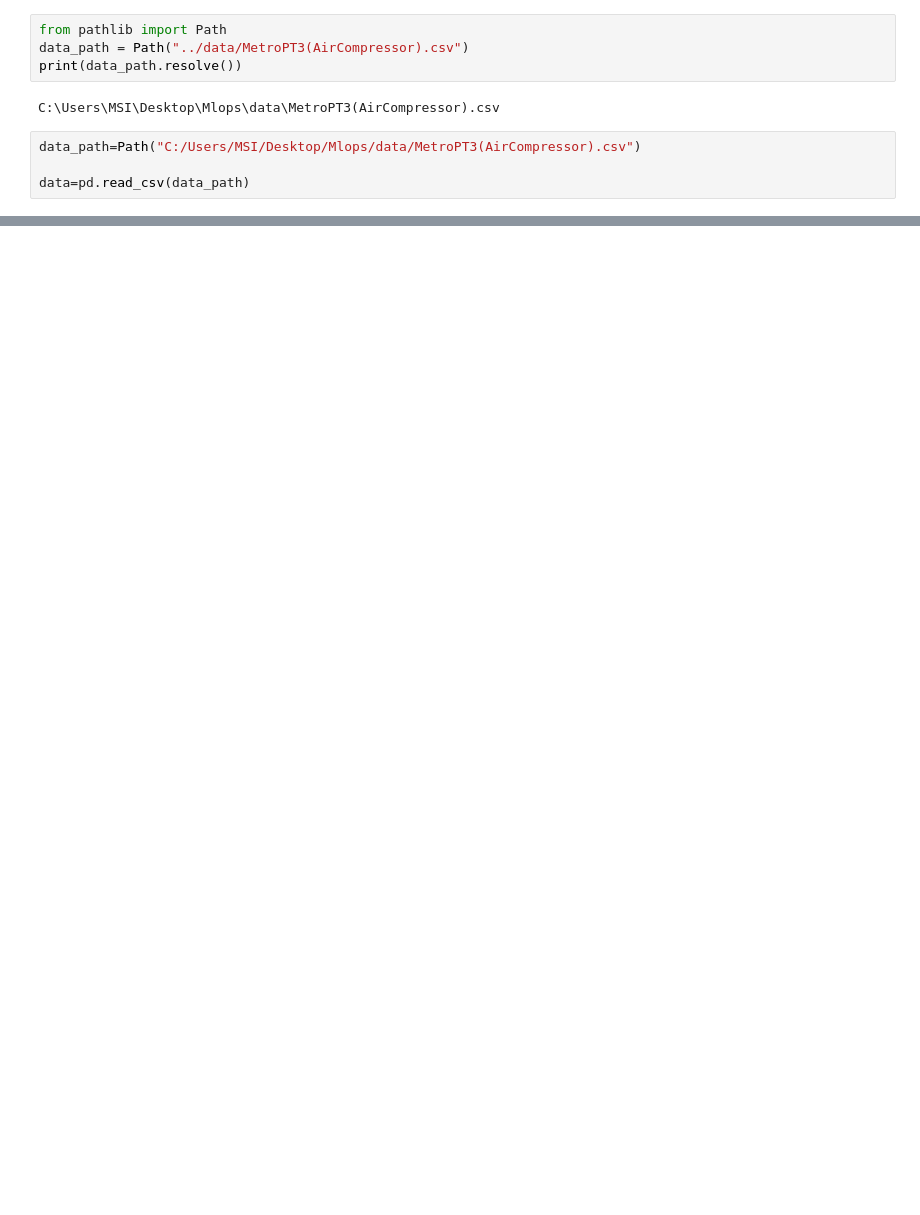
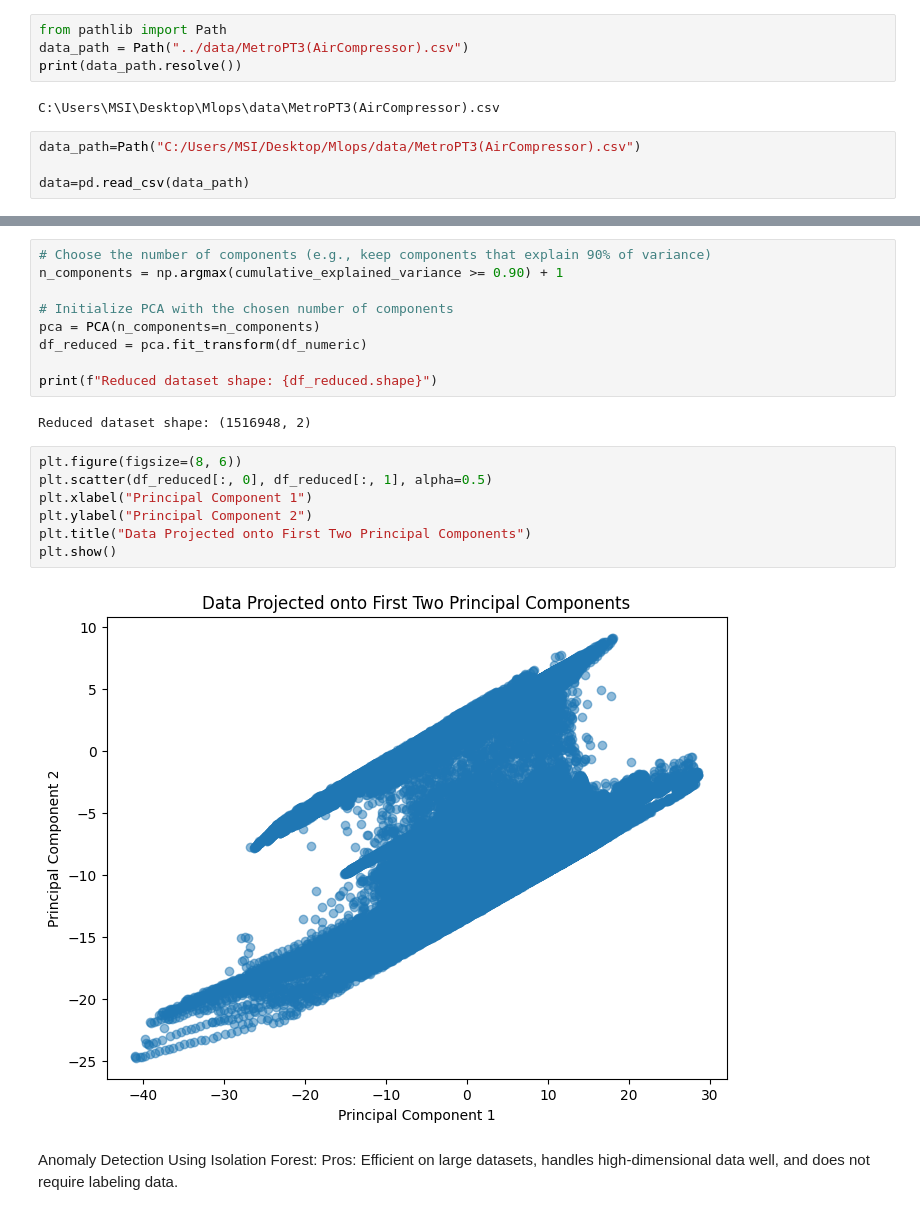
Before and after one commit to sfaxibrahim/Mlops, a Jupyter notebook: notebooks/PCA.ipynb, the cells around one changed output, grey strips where cells are left out. Saved outputs shown, nothing was run; the diff lists cells and outputs as text; blank space fills up the shorter version.

```diff
--- a/notebooks/PCA.ipynb
+++ b/notebooks/PCA.ipynb
@@ -249,0 +195,23 @@ PCA reduces the dimensionality of your data and helps you understand which featu
+# %%
+# Choose the number of components (e.g., keep components that explain 90% of variance)
+n_components = np.argmax(cumulative_explained_variance >= 0.90) + 1
+
+# Initialize PCA with the chosen number of components
+pca = PCA(n_components=n_components)
+df_reduced = pca.fit_transform(df_numeric)
+
+print(f"Reduced dataset shape: {df_reduced.shape}")
+# %% [output]
+Reduced dataset shape: (1516948, 2)
+# %%
+plt.figure(figsize=(8, 6))
+plt.scatter(df_reduced[:, 0], df_reduced[:, 1], alpha=0.5)
+plt.xlabel("Principal Component 1")
+plt.ylabel("Principal Component 2")
+plt.title("Data Projected onto First Two Principal Components")
+plt.show()
+# %% [output]
+[figure, added]
+# %% [markdown]
+Anomaly Detection Using Isolation Forest:
+ Pros: Efficient on large datasets, handles high-dimensional data well, and does not require labeling data.
```
Also changed, not shown: parts of 60 cells of this notebook, 2 other files.
